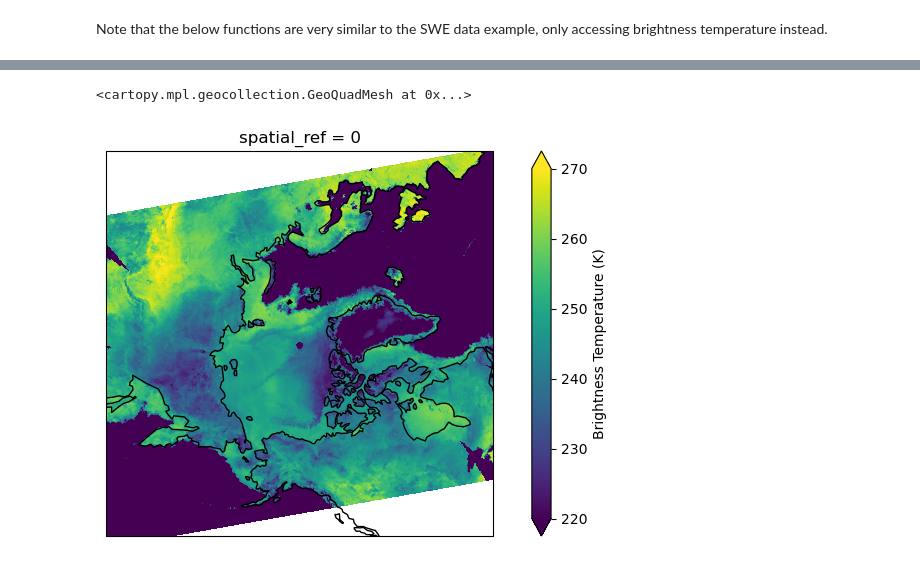
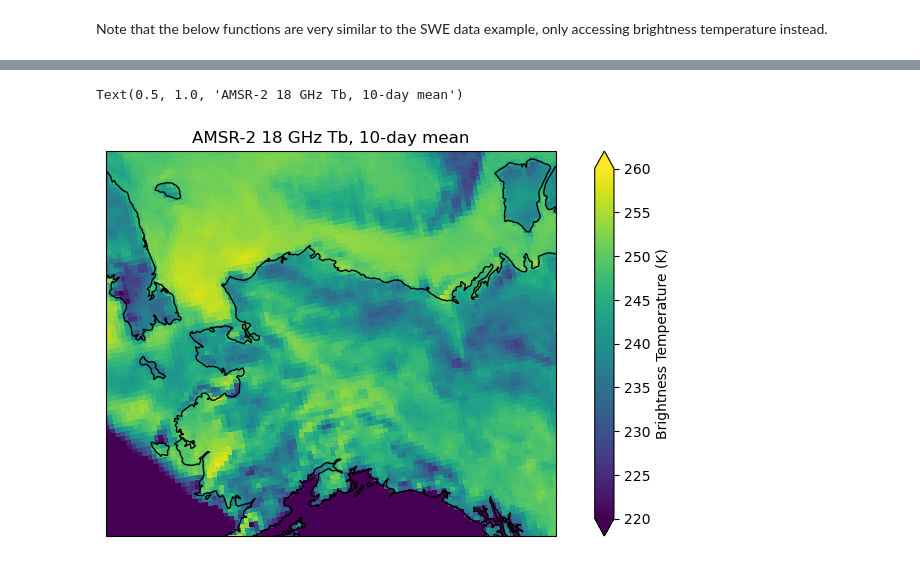
Before and after one commit to zachghiaccio/snow-observations, a Jupyter notebook: notebooks/AMSR2_swe_access.ipynb, the cells around one changed output, grey strips where cells are left out. Cells and saved outputs as stored; diff of their text form; code cells hidden in the pictures.

Commit message:
Added concatenated examples for AMSR-2 Tb

```diff
--- a/notebooks/AMSR2_swe_access.ipynb
+++ b/notebooks/AMSR2_swe_access.ipynb
@@ -333,22 +391,22 @@ ds['tbv36'] = ds['tbv36']/10
 # %%
 import cartopy.crs as ccrs
 import cartopy.feature as cfeature
 
 fig = plt.figure(figsize=(10, 5))
 # Use NorthPolarStereo for Arctic plots
 ax = plt.axes(projection=ccrs.NorthPolarStereo(central_longitude=-145))
-ax.set_extent([-180, 180, 50, 90], crs=ccrs.PlateCarree())
+ax.set_extent([-170, -130, 58, 75], crs=ccrs.PlateCarree())
 ax.add_feature(cfeature.COASTLINE)
-ds.tbv18.plot.pcolormesh(
+ds_concat.tbv18.mean(dim='time').plot.pcolormesh(
     ax=ax,
     x='lon',
     y='lat',
     vmin=220,
-    vmax=270,
+    vmax=260,
     transform=ccrs.PlateCarree(),
     cbar_kwargs={'label': 'Brightness Temperature (K)'}
 )
-ax.set_title(' ')
+ax.set_title('AMSR-2 18 GHz Tb, 10-day mean')
 # %% [output]
-<cartopy.mpl.geocollection.GeoQuadMesh at 0x...>
+Text(0.5, 1.0, 'AMSR-2 18 GHz Tb, 10-day mean')
-[figure, old version]
+[figure, new version]
```
Also changed, not shown: parts of 12 cells of this notebook.
